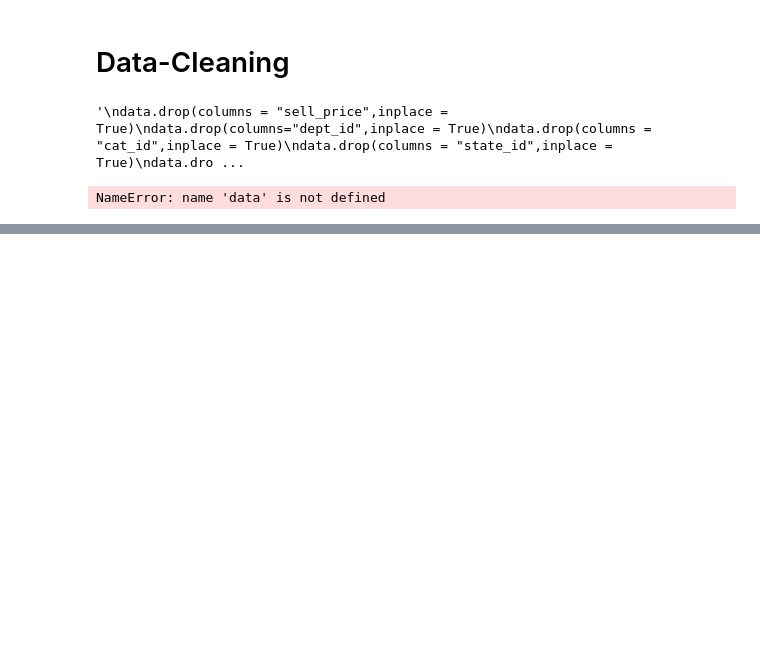
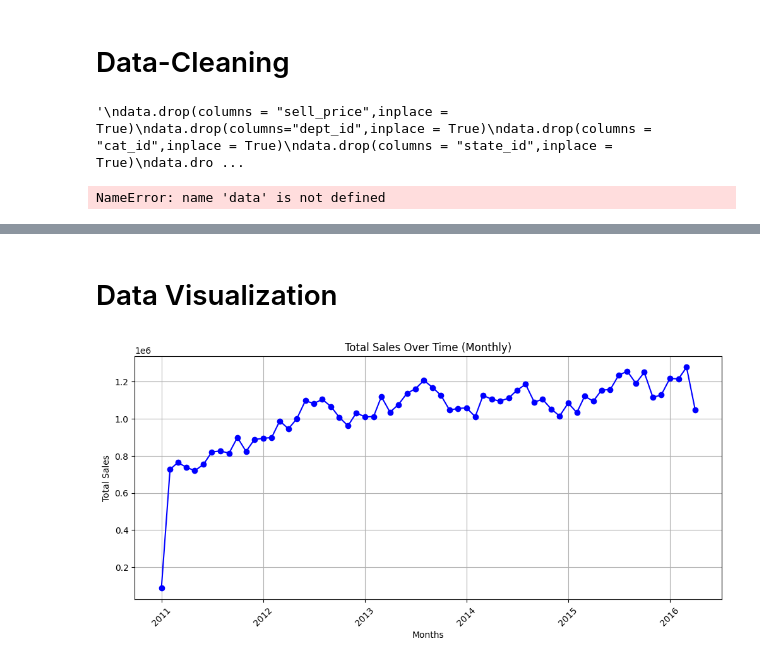
Before and after one commit to davidrimon2004/DEPI_project, a Jupyter notebook: data_cleaning.ipynb, the cells around one changed output, grey strips where cells are left out. Cells and saved outputs as stored; diff of their text form; code cells hidden in the pictures; blank space fills up the shorter version.

Commit message:
Kaggle Notebook | data_cleaning | Version 28

```diff
--- a/data_cleaning.ipynb
+++ b/data_cleaning.ipynb
@@ -264,0 +346,17 @@ NameError: name 'data' is not defined
+# %% [markdown]
+# Data Visualization
+# %%
+# Trend of total sales over time
+data['date'] = pd.to_datetime(data['date'])
+monthly_sales = data.groupby(data['date'].dt.to_period('M'))['sales'].sum()
+monthly_sales.index = monthly_sales.index.to_timestamp()
+plt.figure(figsize=(12,5))
+plt.plot(monthly_sales.index, monthly_sales.values, marker='o', color='blue')
+plt.title('Total Sales Over Time (Monthly)')
+plt.xlabel('Months')
+plt.ylabel('Total Sales')
+plt.xticks(rotation=45)
+plt.grid(True)
+plt.show()
+# %% [output]
+[figure, added]
```
Also changed, not shown: parts of 15 cells of this notebook.
